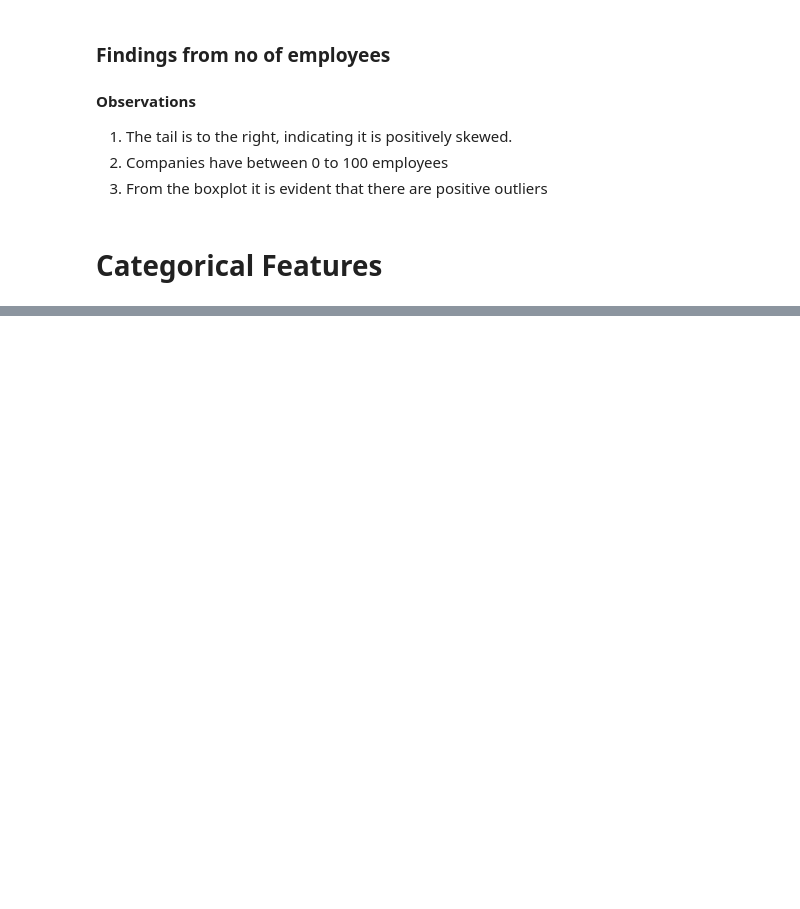
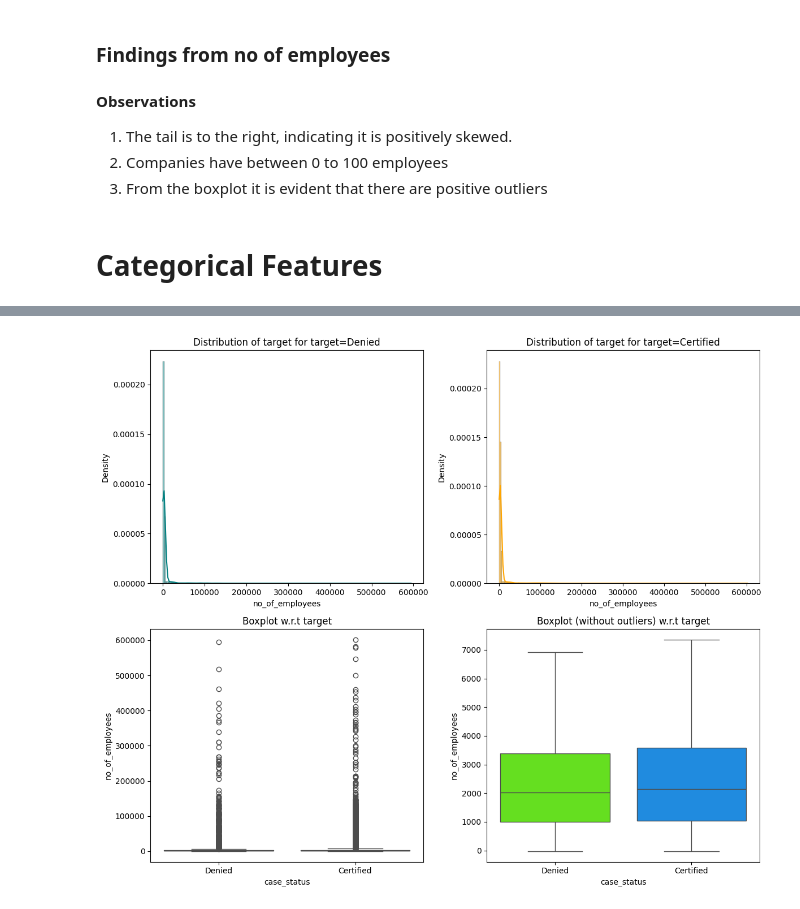
Before and after one commit to RIDOX-AIeNG/BACKEND-AI, a Jupyter notebook: MACHINE_LEARNING/EASY_VISA/easy_visa_exploratory.ipynb, the cells around one changed output, grey strips where cells are left out. Cells and saved outputs as stored; diff of their text form; code cells hidden in the pictures; blank space fills up the shorter version.

```diff
--- a/MACHINE_LEARNING/EASY_VISA/easy_visa_exploratory.ipynb
+++ b/MACHINE_LEARNING/EASY_VISA/easy_visa_exploratory.ipynb
@@ -249,0 +324,4 @@ KeyboardInterrupt:
+# %%
+distribution_plot_wrt_target(data, "no_of_employees")
+# %% [output]
+[figure, added]
```
Also changed, not shown: parts of 7 cells of this notebook, 2 other files.
